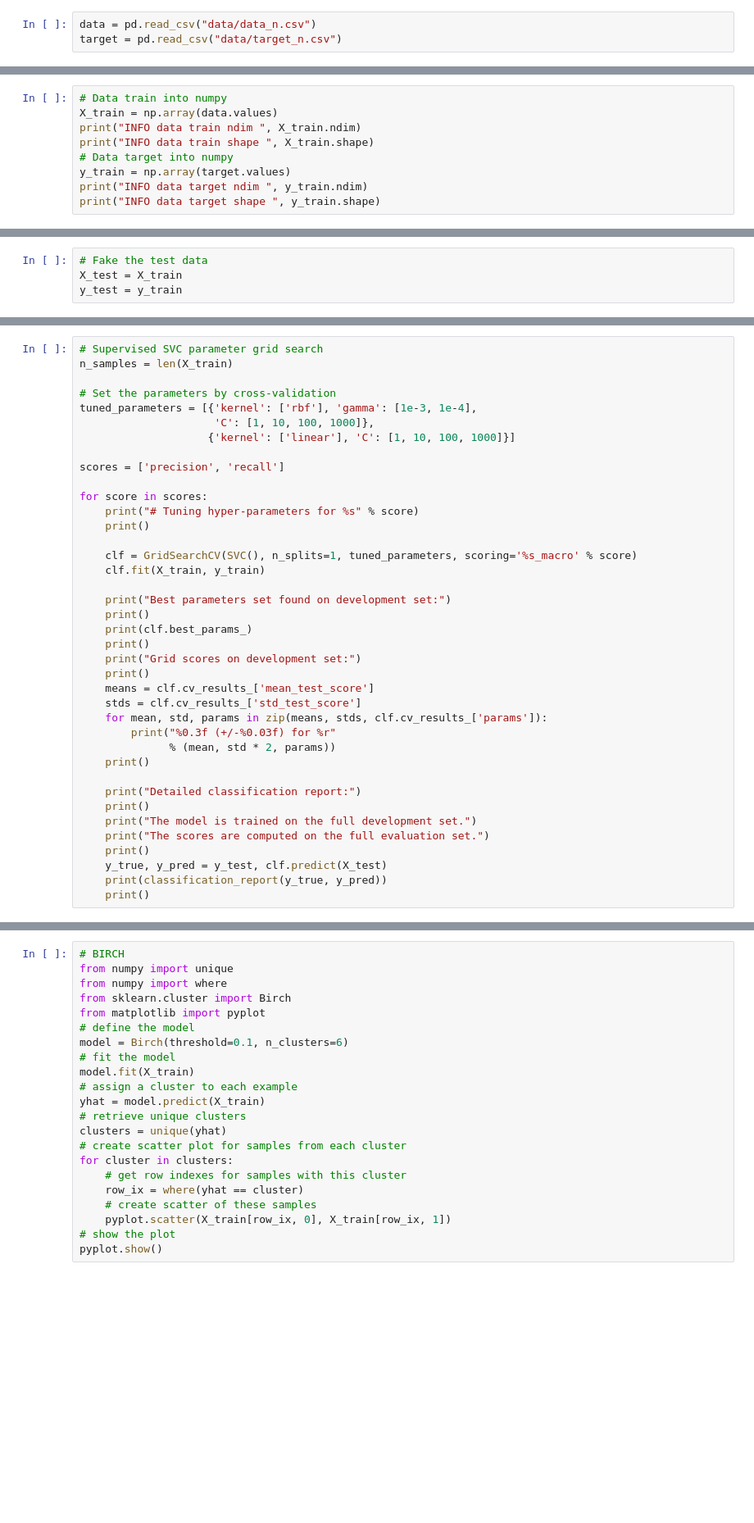
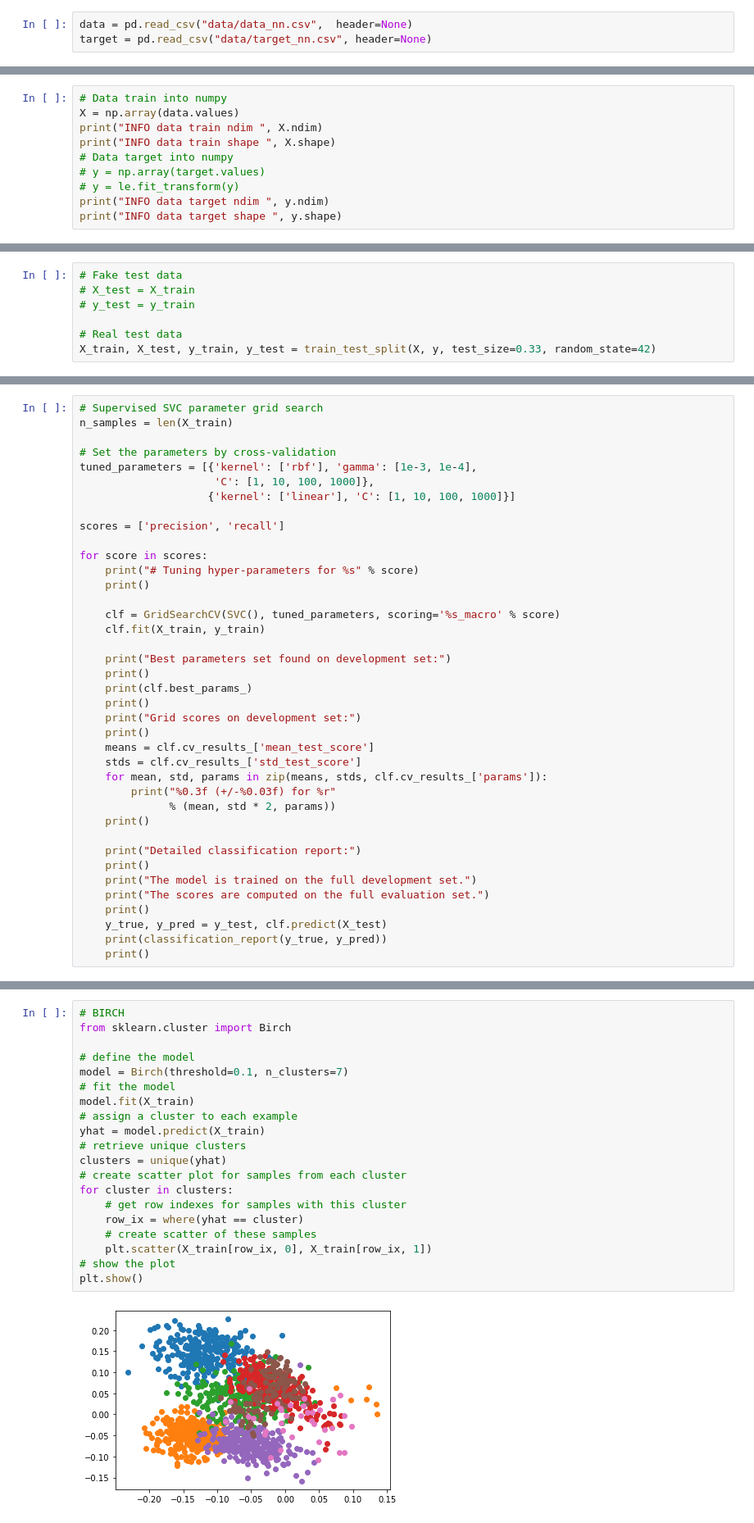
Before and after one commit to zigiiprens/faceNetEmbeddingsClassifier, a Jupyter notebook: FEC_classifier.ipynb, the cells around one changed output, grey strips where cells are left out. Shown at 82% size. Cells and saved outputs as stored; diff of their text form; blank space fills up the shorter version.

Commit message:
classifier found with full data

```diff
--- a/FEC_classifier.ipynb
+++ b/FEC_classifier.ipynb
@@ -7,6 +16,6 @@ from sklearn.svm import SVC
 # %%
-data = pd.read_csv("data/data_n.csv")
-target = pd.read_csv("data/target_n.csv")
+data = pd.read_csv("data/data_nn.csv",  header=None)
+target = pd.read_csv("data/target_nn.csv", header=None)
 # %%
 #print(data.head)
 print("INFO data")
@@ -16,9 +43,10 @@ print(target.info(verbose=True))
 # %%
 # Data train into numpy
-X_train = np.array(data.values)
-print("INFO data train ndim ", X_train.ndim)
-print("INFO data train shape ", X_train.shape)
+X = np.array(data.values)
+print("INFO data train ndim ", X.ndim)
+print("INFO data train shape ", X.shape)
 # Data target into numpy
-y_train = np.array(target.values)
-print("INFO data target ndim ", y_train.ndim)
-print("INFO data target shape ", y_train.shape)
+# y = np.array(target.values)
+# y = le.fit_transform(y)
+print("INFO data target ndim ", y.ndim)
+print("INFO data target shape ", y.shape)
@@ -25,7 +58,10 @@ print("INFO data target shape ", y_train.shape)
 # %%
-# Fake the test data
-X_test = X_train
-y_test = y_train
+# Fake test data
+# X_test = X_train
+# y_test = y_train
+
+# Real test data
+X_train, X_test, y_train, y_test = train_test_split(X, y, test_size=0.33, random_state=42)
 # %%
 print("X_train ", X_train)
 print("y_train ", y_train)
@@ -44,7 +95,7 @@ for score in scores:
     print("# Tuning hyper-parameters for %s" % score)
     print()
 
-    clf = GridSearchCV(SVC(), n_splits=1, tuned_parameters, scoring='%s_macro' % score)
+    clf = GridSearchCV(SVC(), tuned_parameters, scoring='%s_macro' % score)
     clf.fit(X_train, y_train)
 
     print("Best parameters set found on development set:")
@@ -117,25 +274,25 @@ plt.show()
 # %%
 # BIRCH
-from numpy import unique
-from numpy import where
 from sklearn.cluster import Birch
-from matplotlib import pyplot
+
 # define the model
-model = Birch(threshold=0.1, n_clusters=6)
+model = Birch(threshold=0.1, n_clusters=7)
 # fit the model
 model.fit(X_train)
 # assign a cluster to each example
 yhat = model.predict(X_train)
 # retrieve unique clusters
 clusters = unique(yhat)
 # create scatter plot for samples from each cluster
 for cluster in clusters:
     # get row indexes for samples with this cluster
     row_ix = where(yhat == cluster)
     # create scatter of these samples
-    pyplot.scatter(X_train[row_ix, 0], X_train[row_ix, 1])
+    plt.scatter(X_train[row_ix, 0], X_train[row_ix, 1])
 # show the plot
-pyplot.show()
+plt.show()
+# %% [output]
+[figure, added]
 # %%
 # Kmeans
 from sklearn.datasets import make_classification
```
Also changed, not shown: parts of 13 cells of this notebook, 1 other file.
